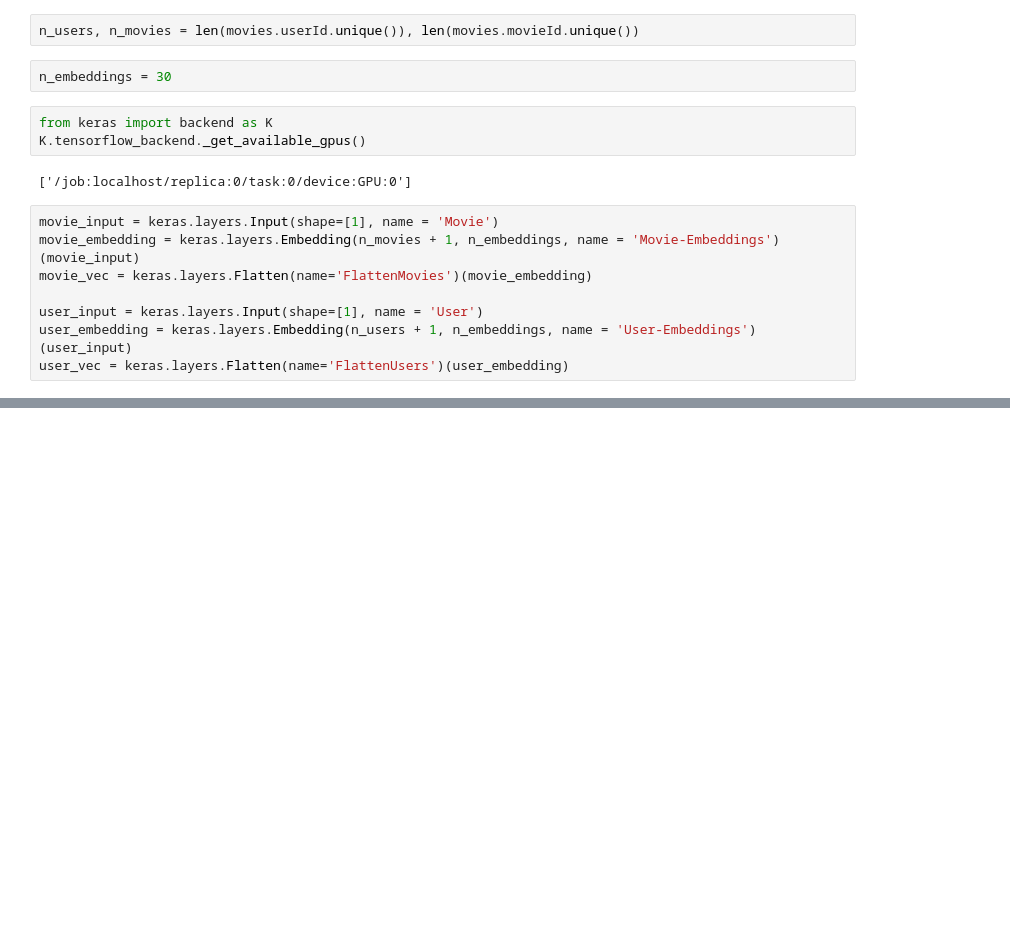
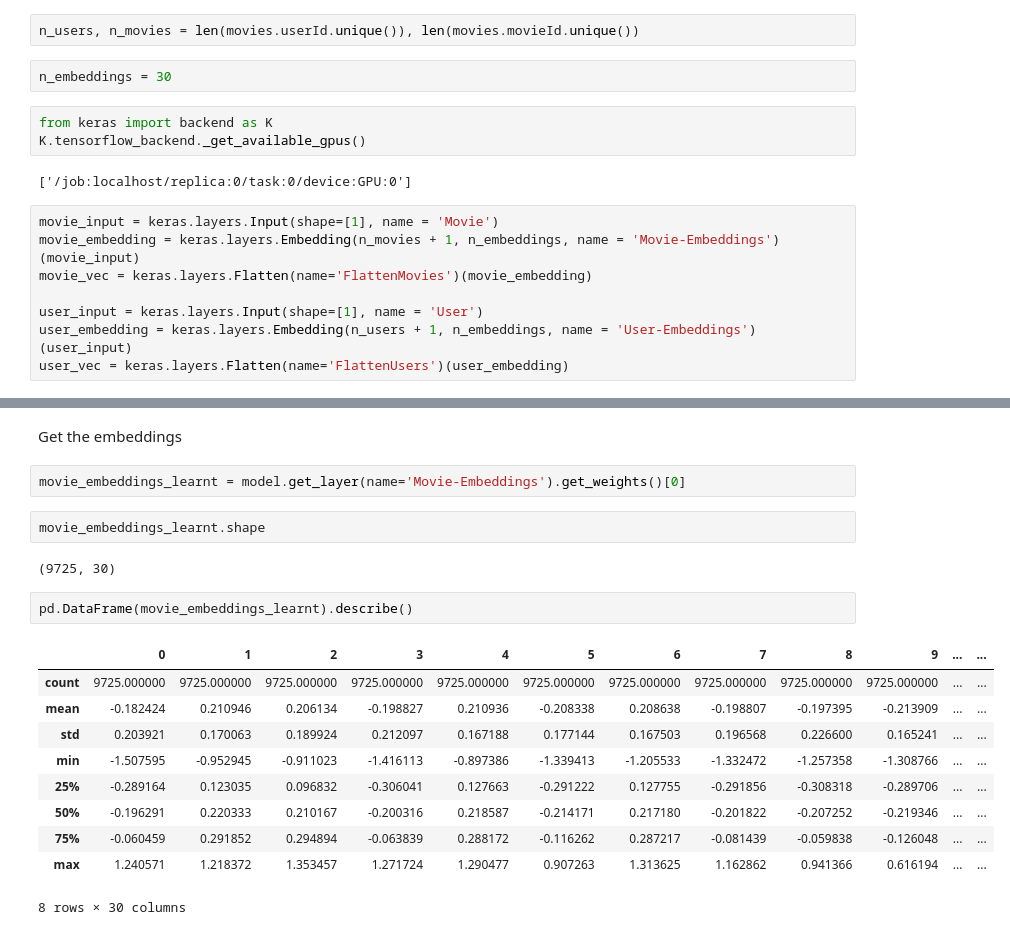
Before and after one commit to aryancodify/PyDeepLearning, a Jupyter notebook: movie_recommendation/collaborative_filtering.ipynb, the cells around one changed output, grey strips where cells are left out. Cells and saved outputs as stored; diff of their text form; blank space fills up the shorter version.

Commit message:
added the code for neural network based embeddings and recommendation

```diff
--- a/movie_recommendation/collaborative_filtering.ipynb
+++ b/movie_recommendation/collaborative_filtering.ipynb
@@ -92,0 +157,21 @@ model.compile('adam', 'mean_squared_error')
+# %% [markdown]
+Get the embeddings
+# %%
+movie_embeddings_learnt = model.get_layer(name='Movie-Embeddings').get_weights()[0]
+# %%
+movie_embeddings_learnt.shape
+# %% [output]
+(9725, 30)
+# %%
+pd.DataFrame(movie_embeddings_learnt).describe()
+# %% [output]
+|  | 0 | 1 | 2 | 3 | 4 | 5 | 6 | 7 | 8 | 9 | ... | ... |
+| count | 9725.000000 | 9725.000000 | 9725.000000 | 9725.000000 | 9725.000000 | 9725.000000 | 9725.000000 | 9725.000000 | 9725.000000 | 9725.000000 | ... | ... |
+| mean | -0.182424 | 0.210946 | 0.206134 | -0.198827 | 0.210936 | -0.208338 | 0.208638 | -0.198807 | -0.197395 | -0.213909 | ... | ... |
+| std | 0.203921 | 0.170063 | 0.189924 | 0.212097 | 0.167188 | 0.177144 | 0.167503 | 0.196568 | 0.226600 | 0.165241 | ... | ... |
+| min | -1.507595 | -0.952945 | -0.911023 | -1.416113 | -0.897386 | -1.339413 | -1.205533 | -1.332472 | -1.257358 | -1.308766 | ... | ... |
+| 25% | -0.289164 | 0.123035 | 0.096832 | -0.306041 | 0.127663 | -0.291222 | 0.127755 | -0.291856 | -0.308318 | -0.289706 | ... | ... |
+| 50% | -0.196291 | 0.220333 | 0.210167 | -0.200316 | 0.218587 | -0.214171 | 0.217180 | -0.201822 | -0.207252 | -0.219346 | ... | ... |
+| 75% | -0.060459 | 0.291852 | 0.294894 | -0.063839 | 0.288172 | -0.116262 | 0.287217 | -0.081439 | -0.059838 | -0.126048 | ... | ... |
+| max | 1.240571 | 1.218372 | 1.353457 | 1.271724 | 1.290477 | 0.907263 | 1.313625 | 1.162862 | 0.941366 | 0.616194 | ... | ... |
+8 rows × 30 columns
```
Also changed, not shown: parts of 25 cells of this notebook, 1 other file.
